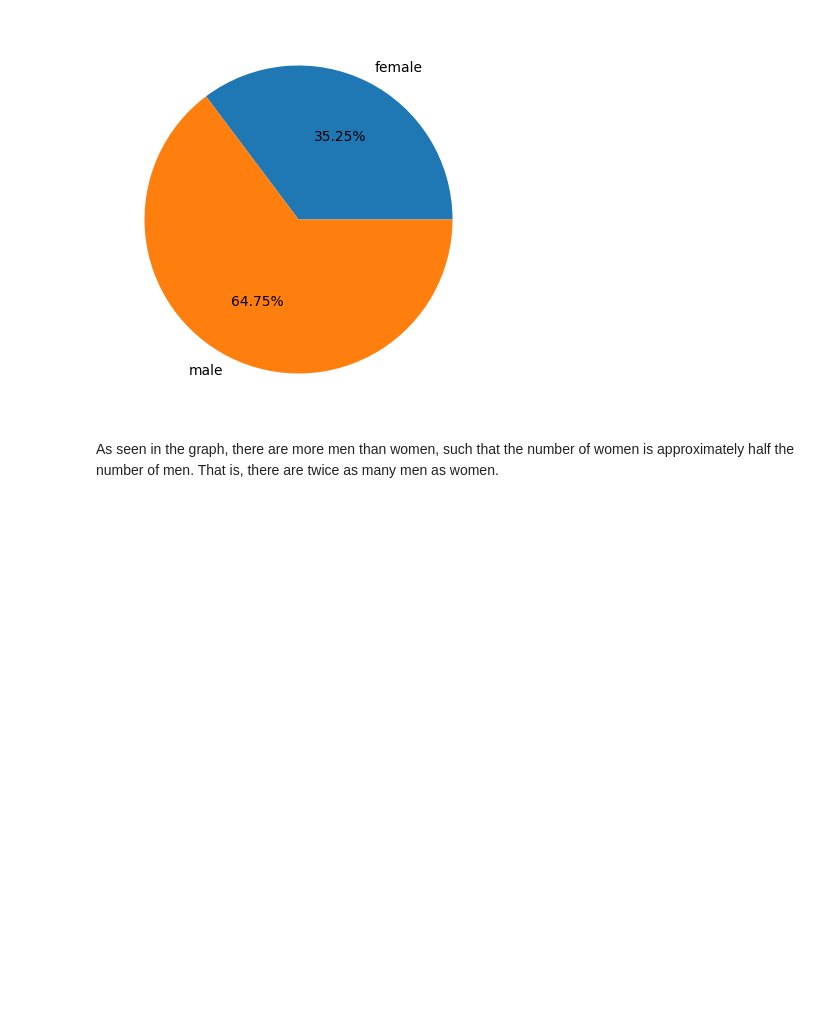
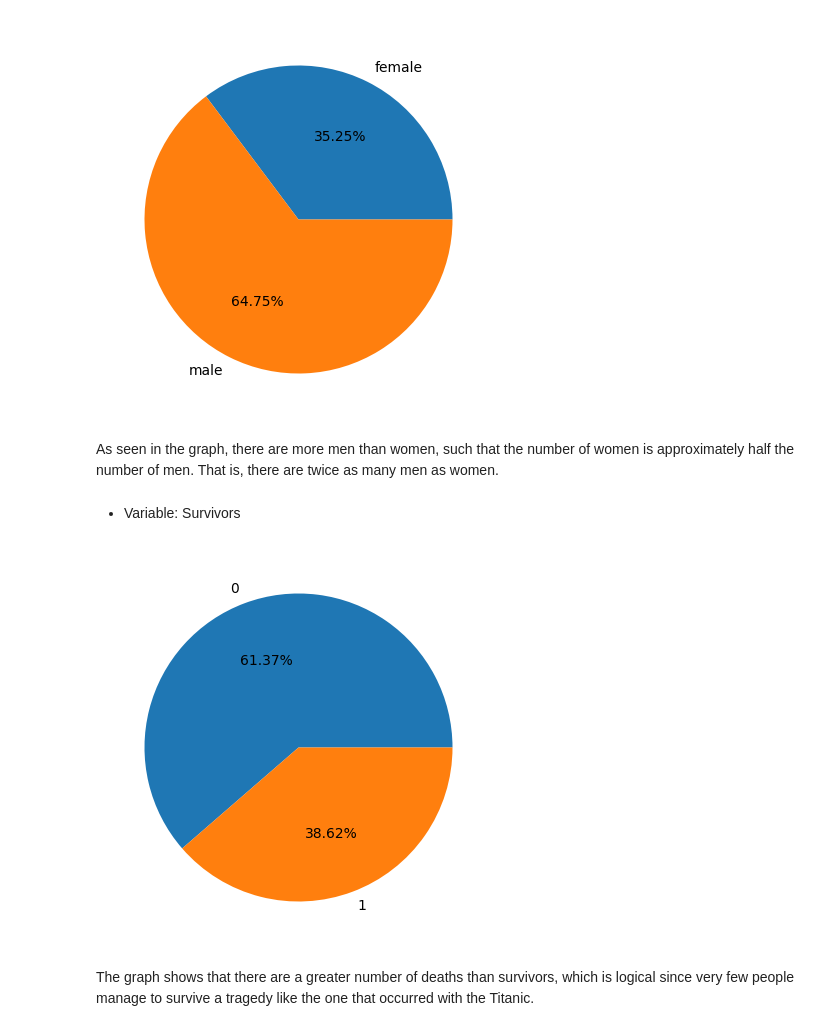
Before and after one commit to 987sebasBeller/Titanic-Survival-Prediction, a Jupyter notebook: EDA_&_prediction/data_analysis_and_prediction_fin.ipynb, the cells around one changed output. Saved outputs shown, nothing was run; the diff lists cells and outputs as text; code cells hidden in the pictures; blank space fills up the shorter version.

Commit message:
The exploratory data analysis of the Survivors feature was developed

```diff
--- a/EDA_&_prediction/data_analysis_and_prediction_fin.ipynb
+++ b/EDA_&_prediction/data_analysis_and_prediction_fin.ipynb
@@ -99,3 +99,11 @@ show_pie_graph_of_a_variable(df_passengers,"Sex")
 [figure]
 # %% [markdown]
 As seen in the graph, there are more men than women, such that the number of women is approximately half the number of men. That is, there are twice as many men as women.
+# %% [markdown]
+- Variable: Survivors
+# %%
+show_pie_graph_of_a_variable(df_passengers,"Survived")
+# %% [output]
+[figure, added]
+# %% [markdown]
+The graph shows that there are a greater number of deaths than survivors, which is logical since very few people manage to survive a tragedy like the one that occurred with the Titanic.
```
